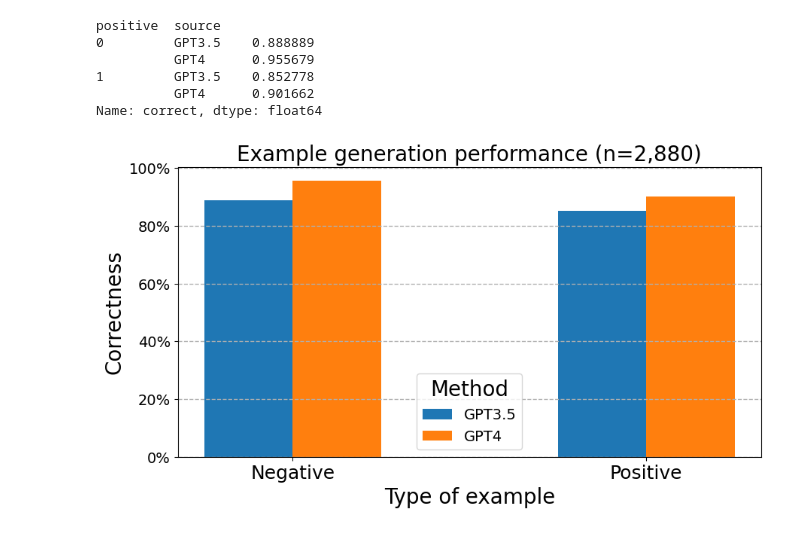
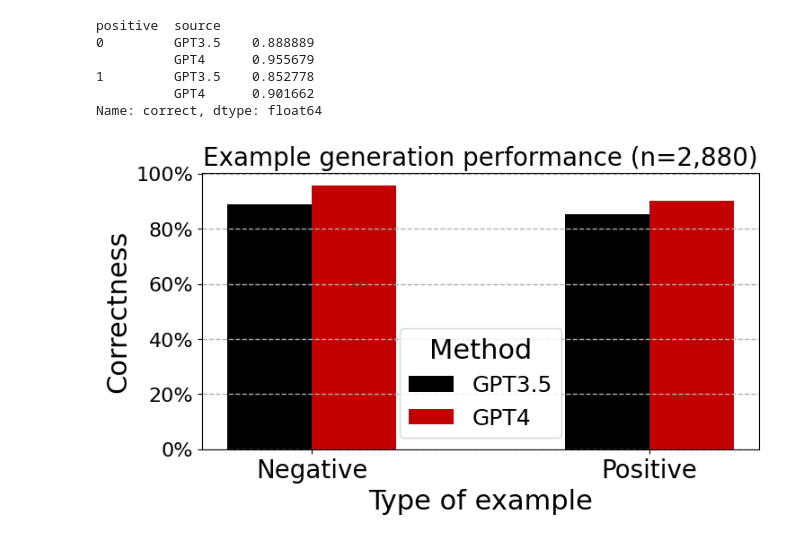
Before and after one commit to dominikglandorf/LLM-grammar, a Jupyter notebook: exp/005_multisource_excel_rating.ipynb, the cells around one changed output. Drawn from its saved outputs; the diff is of its cells as text; code cells hidden in the pictures.

```diff
--- a/exp/005_multisource_excel_rating.ipynb
+++ b/exp/005_multisource_excel_rating.ipynb
@@ -315,37 +307,39 @@ Name: correct, dtype: float64
 # %%
 import matplotlib.ticker as mtick
 from matplotlib import rcParams
-rcParams.update({'font.size': 20, 'axes.labelsize': 20, 'axes.titlesize': 20, 'xtick.labelsize': 18,
-                 'ytick.labelsize': 14, 'legend.fontsize': 14})
+rcParams.update({'font.size': 22, 'axes.labelsize': 22, 'axes.titlesize': 20, 'xtick.labelsize': 20,
+                 'ytick.labelsize': 16, 'legend.fontsize': 18})
 
 # Creating a pivot table for easier plotting
 new_pivot_df = rating_df.pivot_table(index='positive', columns='source', values='correct')
 
 # Number of unique 'Positive' values
 n_groups = len(new_pivot_df.index)
+bar_width = 0.25
 
 # Creating bar positions for each source
 index = np.arange(n_groups)
 positions = [index - 0.5 * bar_width, index + 0.5 * bar_width]
+colors = ['#000000', '#C20000']
 
 # Plotting
-fig, ax = plt.subplots(figsize=(10, 5))
+fig, ax = plt.subplots(figsize=(8, 4))
 plt.grid(True, which='major', axis='y', linestyle='--', linewidth=1)
 
-for pos, source in zip(positions, new_pivot_df.columns):
-    ax.bar(pos, new_pivot_df[source], bar_width, label=source)
+for pos, source, color in zip(positions, new_pivot_df.columns, colors):
+    ax.bar(pos, new_pivot_df[source], bar_width, label=source, color=color)
 
 # Setting plot details
 ax.set_xlabel('Type of example')
 ax.set_ylabel('Correctness')
 plt.gca().yaxis.set_major_formatter(mtick.PercentFormatter(1.0))
 ax.set_title(f'Example generation performance (n=2,880)')
 
 ax.set_xticks(index)
 ax.set_xticklabels(["Negative", "Positive"])
 ax.legend(title="Method", loc='lower center')
 
 
 plt.savefig('../doc/augmentation.pdf', transparent=True, bbox_inches='tight')
 # %% [output]
-[figure, old version]
+[figure, new version]
```
Also changed, not shown: parts of 2 cells of this notebook, 10 other files.
